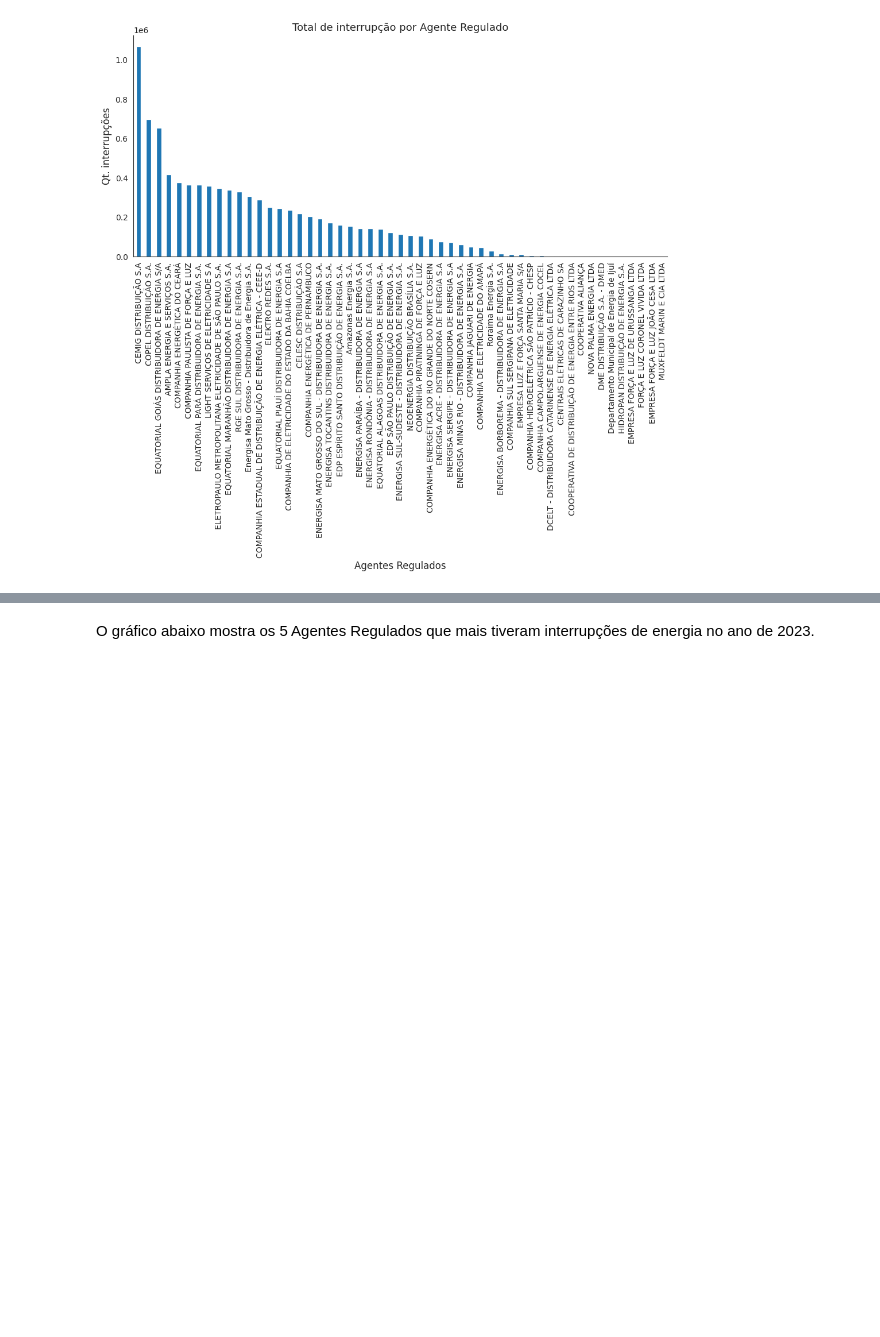
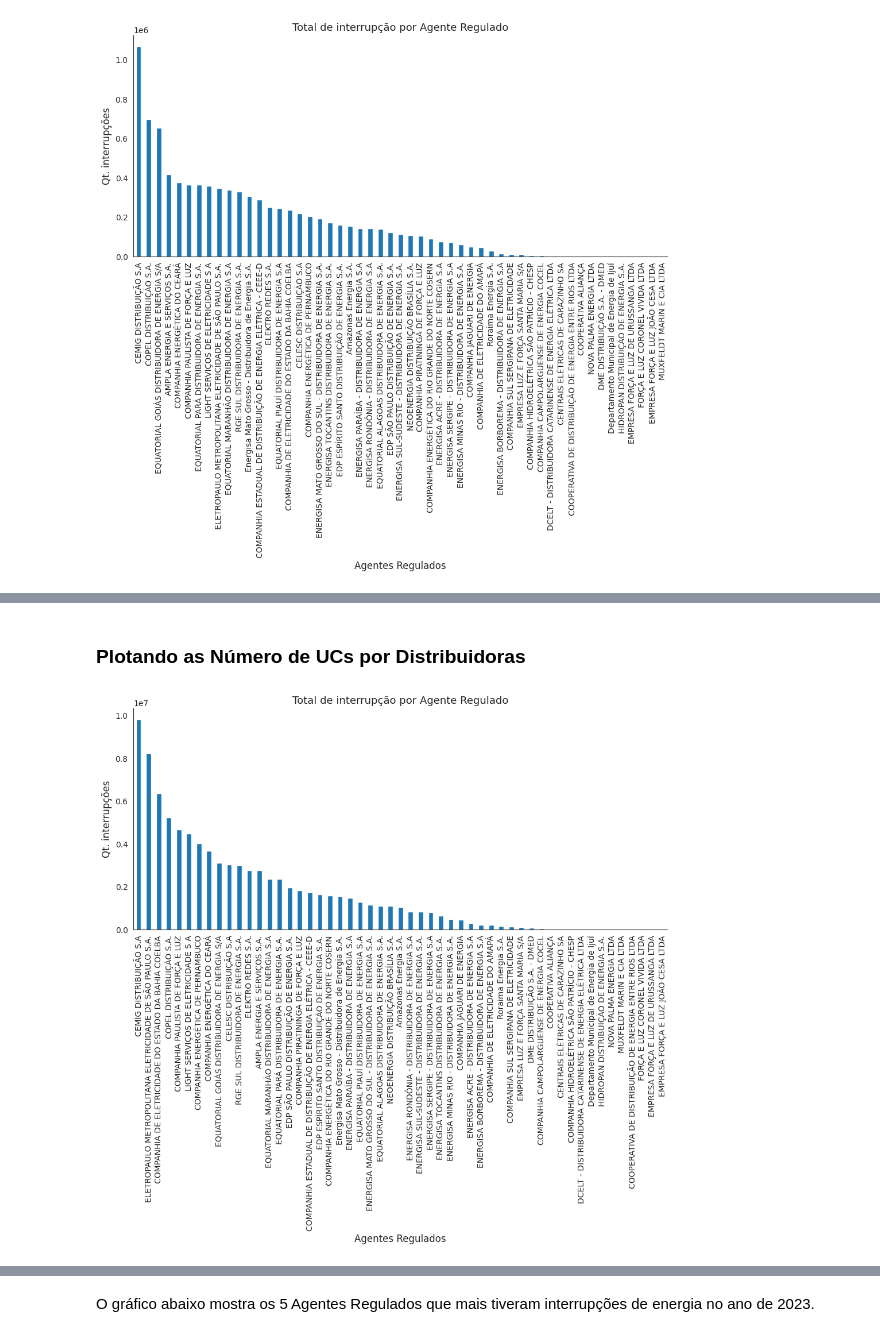
Before and after one commit to Oseiasdfarias/analise-interrupcoes-energia-brasil-2023, a Jupyter notebook: Interrupções de Energia Elétrica nas Redes de Distribuição.ipynb, the cells around one changed output, grey strips where cells are left out. Drawn from its saved outputs; the diff is of its cells as text; code cells hidden in the pictures; blank space fills up the shorter version.

```diff
--- a/Interrupções de Energia Elétrica nas Redes de Distribuição.ipynb
+++ b/Interrupções de Energia Elétrica nas Redes de Distribuição.ipynb
@@ -12,2 +14,2 @@ sns.set_style("white")
 # %%
-df = pd.read_csv("./interrupcoes-energia-eletrica-2023.csv", sep=';', encoding='ISO-8859-1', low_memory=False)
+df = pd.read_csv("./bases_dados/interrupcoes-energia-eletrica-2023.csv", sep=';', encoding='ISO-8859-1', low_memory=False)
@@ -13,0 +18,3 @@ df = pd.read_csv("./interrupcoes-energia-eletrica-2023.csv", sep=';', encoding='
+# %%
+df_compl = pd.read_excel("./bases_dados/AreaatuadistbaseBI.xlsx")
+df_compl.head(2)
@@ -86,0 +120,5 @@ plt.show()
+# %%
+df_compl["CNPJ"] = df_compl["CNPJ"].apply(lambda x: int(x.replace(".", "").replace("/", "").replace("-", "")))
+# %%
+df_resultado = pd.merge(df, df_compl, left_on='NumCPFCNPJ', right_on='CNPJ', how='inner')
+df_resultado.head(3)
@@ -86,0 +131,12 @@ plt.show()
+# %% [markdown]
+### Plotando as Número de UCs por Distribuidoras
+# %%
+fig = plt.figure(figsize=(12, 5))
+ax = df_resultado.groupby(by="NomAgenteRegulado")["Número de UCs"].unique().apply(lambda x: int(x)).sort_values(ascending=False).plot(kind='bar')
+plt.title("Total de interrupção por Agente Regulado", fontsize=13);
+plt.xlabel("Agentes Regulados", fontsize=12)
+plt.ylabel("Qt. interrupções", fontsize=12)
+sns.despine()
+plt.show()
+# %% [output]
+[figure, added]
```
Also changed, not shown: parts of 9 cells of this notebook, 1 other file.
